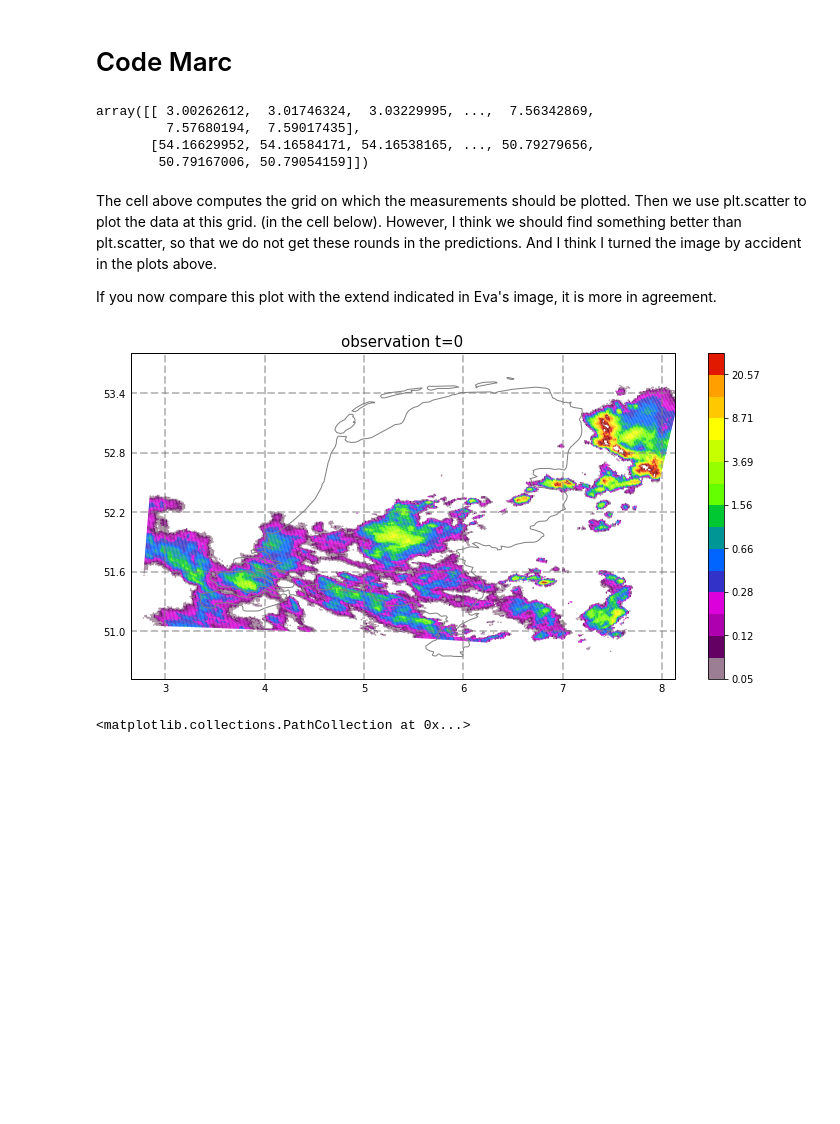
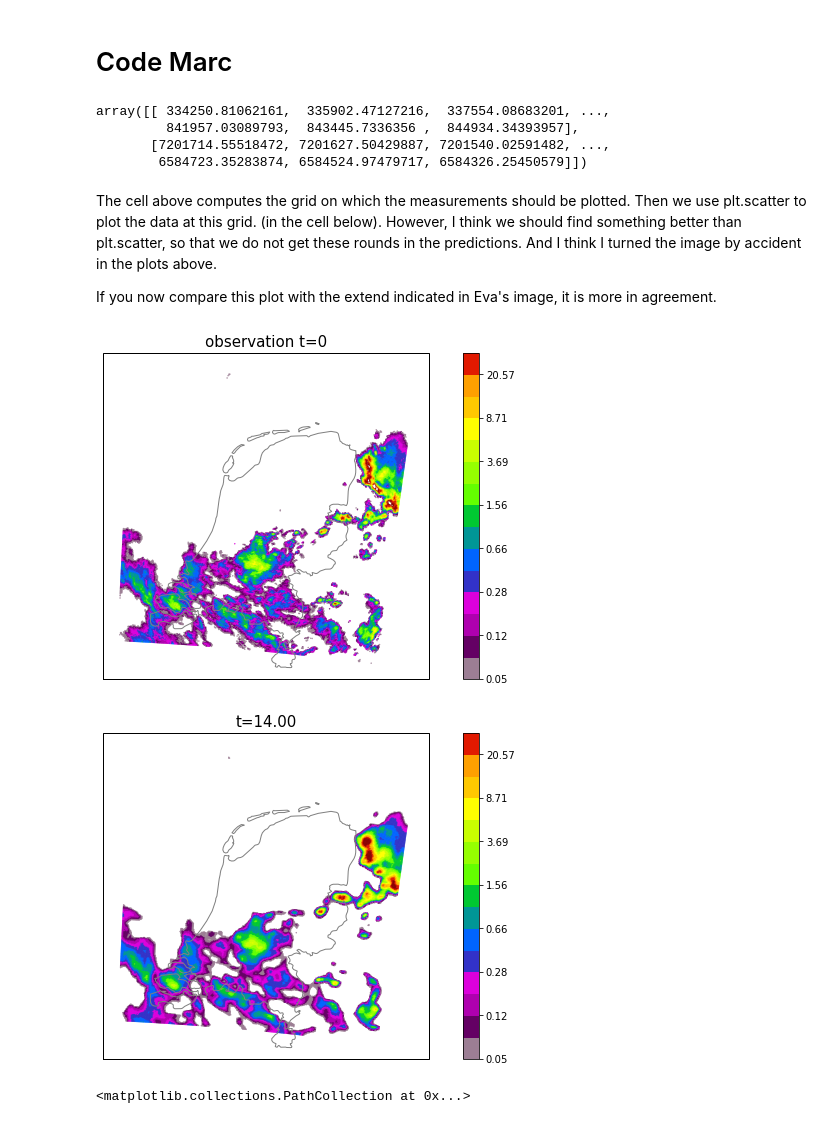
Before and after one commit to Diewertje11/RainGuRu_development_team, a Jupyter notebook: Plot predictions.ipynb, the cells around one changed output. Drawn from its saved outputs; the diff is of its cells as text; code cells hidden in the pictures; blank space fills up the shorter version.

Commit message:
code is added to also plot the prediction for 14:00

```diff
--- a/Plot predictions.ipynb
+++ b/Plot predictions.ipynb
@@ -552,7 +543,9 @@ def get_radar_grid():
 
     # transform these stereographic coordinates to WGS84
     stere = pyproj.Proj("+proj=stere +lat_0=90 +lon_0=0 +lat_ts=60 +a=6378140 +b=6356750 +x_0=0 y_0=0")
-    WGS84 = pyproj.Proj("+proj=longlat +datum=WGS84 +no_defs")
+    WGS84 = pyproj.Proj("EPSG:3857") # coordinates of map of RainGuRu group
+        #"+proj=merc +a=6378137 +b=6378137 +lat_ts=0.0 +lon_0=0.0 +x_0=0.0 +y_0=0 +k=1.0 +units=m +nadgrids=@null +wktext  +no_defs")
+        #"espg:3...") #"+proj=longlat +datum=WGS84 +no_defs")
     xy[0], xy[1] = pyproj.transform(stere, WGS84, xy[0], xy[1])
 
     return(xy)
@@ -560,10 +553,10 @@ def get_radar_grid():
 coords = get_radar_grid()
 coords
 # %% [output]
-array([[ 3.00262612,  3.01746324,  3.03229995, ...,  7.56342869,
-         7.57680194,  7.59017435],
-       [54.16629952, 54.16584171, 54.16538165, ..., 50.79279656,
-        50.79167006, 50.79054159]])
+array([[ 334250.81062161,  335902.47127216,  337554.08683201, ...,
+         841957.03089793,  843445.7336356 ,  844934.34393957],
+       [7201714.55518472, 7201627.50429887, 7201540.02591482, ...,
+        6584723.35283874, 6584524.97479717, 6584326.25450579]])
 # %% [markdown]
 The cell above computes the grid on which the measurements should be plotted.
 Then we use plt.scatter to plot the data at this grid. (in the cell below).
@@ -571,6 +564,21 @@ However, I think we should find something better than plt.scatter, so that we do
 And I think I turned the image by accident in the plots above.
 
 If you now compare this plot with the extend indicated in Eva's image, it is more in agreement.
+# %%
+# transform the multipolygon from the natrual earth data (the map on background)
+
+import pyproj
+
+from shapely.geometry import Point
+from shapely.ops import transform
+
+# poly is in WGS84, want it in EPSG:3857
+
+wgs84 = pyproj.CRS('EPSG:4326')
+EPSG3857 = pyproj.CRS('EPSG:3857')
+
+project = pyproj.Transformer.from_crs(wgs84, EPSG3857, always_xy=True).transform
+poly_epsg3857 = transform(project, poly)
 # %%
 from cartopy.io import shapereader
 import numpy as np
@@ -596,44 +604,47 @@ df = geopandas.read_file(shpfilename)
 # read the german borders
 poly = df.loc[df['ADMIN'] == ('Netherlands' or 'Belgium' or 'Germany')]['geometry'].values[0]
 
+
 def simple_precip_plot(frame, title, norm= new_norm_30, cmap=cmap_pysteps[0]):
     """
     This function plots the observation or prediction on top of a map of the netherlands,
     with gridlines indicating the coordinates
 
     frame     = a frame from the forecast or the input data
     title     = the title for the frame you plot, for example: observation t=0, or forecast t=+5 min
     norm norm = type of norm you chose. Can be cmap_pysteps[1] (this is what Eva van der Kooij had used in her thesis,
     I now often use or new_norm_30 to scale to analyse some differences. I do not know yet what I will use in the
     final maps. Maybe discuss this with Marc?
     cmap      = the colormap: cmap_pysteps[0]
     """
-    projection = ccrs.PlateCarree() #ccrs.Stereographic()
+    projection = ccrs.epsg(3857) #ccrs.PlateCarree() #ccrs.Stereographic()
 
     plt.figure(figsize=(15,6))
     # Plot the map of the netherlands
     ax = plt.axes(projection=projection)
-    ax.add_geometries(poly, crs=projection, facecolor='none',
+    ax.add_geometries(poly_epsg3857, crs=projection, facecolor='none',
                       edgecolor='0.5')
-    ax.set_extent([corr_LAT[0],corr_LAT[-1], corr_LON[-1],corr_LON[0]], crs=projection)
+#     ax.set_extent([corr_LAT[0],corr_LAT[-1], corr_LON[-1],corr_LON[0]], crs=projection)
 
-    # Get gridlines and coordinates
-    gl = ax.gridlines(crs=projection, draw_labels=True,
-                  linewidth=2, color='gray', alpha=0.5, linestyle='--')
-    gl.xlabels_top = False
-    gl.ylabels_right = False
+#     # Get gridlines and coordinates
+#     gl = ax.gridlines(crs=projection, draw_labels=True,
+#                   linewidth=2, color='gray', alpha=0.5, linestyle='--')
+#     gl.xlabels_top = False
+#     gl.ylabels_right = False
 
     # plot the forecast with colorbar
     fig = plt.scatter(coords[0], coords[1], c=frame[60:420,60:420] ,cmap=cmap, norm=norm, s=0.2)
     #plt.imshow(frame[60:420, 60:420], cmap=cmap, norm=norm, extent=[corr_LAT[0],corr_LAT[-1], corr_LON[-1],corr_LON[0]])
     plt.colorbar(fig, fraction=0.0476, pad=0.04, orientation='vertical')
 
     plt.title(f'{title}', fontsize=15)
     plt.tight_layout()
     plt.show()
     return fig
 
 simple_precip_plot(input_data[4,0,0,:,:], 'observation t=0')
+simple_precip_plot(fc[0,:,:], 't=14.00')
 # %% [output]
-[figure, old version]
+[figure, new version]
+[figure, added]
 <matplotlib.collections.PathCollection at 0x...>
```
Also changed, not shown: parts of 3 cells of this notebook, 1 other file.
